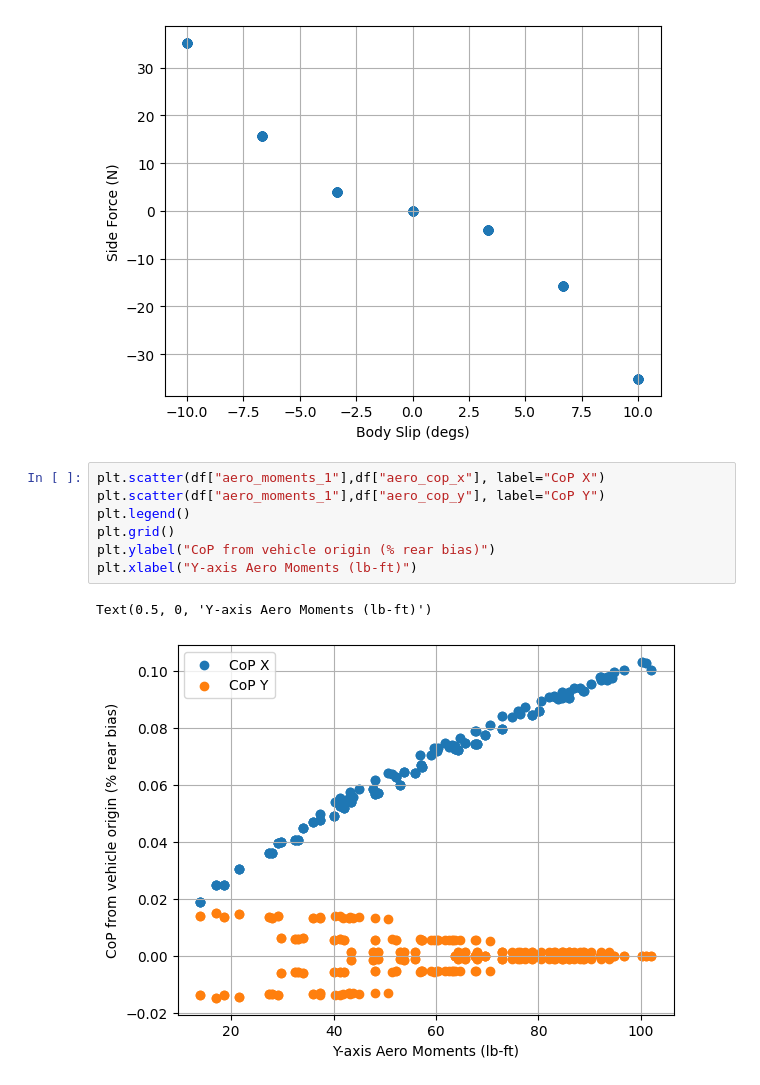
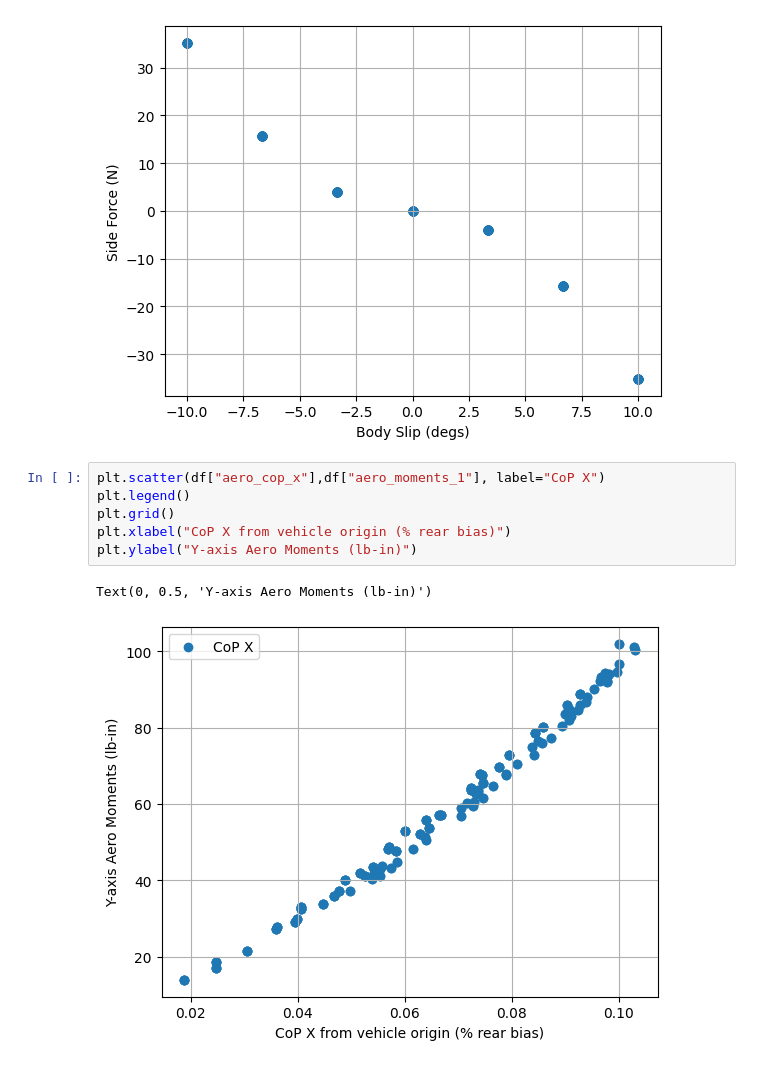
Before and after one commit to LonghornRacingElectric/magic_moment_method, a Jupyter notebook: analysis/MMM_plotter.ipynb, the cells around one changed output. Drawn from its saved outputs; the diff is of its cells as text.

Commit message:
updated cop plots to reflect new units

```diff
--- a/analysis/MMM_plotter.ipynb
+++ b/analysis/MMM_plotter.ipynb
@@ -288,12 +288,11 @@ plt.xlabel("Body Slip (degs)")
 Text(0.5, 0, 'Body Slip (degs)')
 [figure]
 # %%
-plt.scatter(df["aero_moments_1"],df["aero_cop_x"], label="CoP X")
-plt.scatter(df["aero_moments_1"],df["aero_cop_y"], label="CoP Y")
+plt.scatter(df["aero_cop_x"],df["aero_moments_1"], label="CoP X")
 plt.legend()
 plt.grid()
-plt.ylabel("CoP from vehicle origin (% rear bias)")
-plt.xlabel("Y-axis Aero Moments (lb-ft)")
+plt.xlabel("CoP X from vehicle origin (% rear bias)")
+plt.ylabel("Y-axis Aero Moments (lb-in)")
 # %% [output]
-Text(0.5, 0, 'Y-axis Aero Moments (lb-ft)')
+Text(0, 0.5, 'Y-axis Aero Moments (lb-in)')
-[figure, old version]
+[figure, new version]
```
Also changed, not shown: parts of 1 cell of this notebook.
